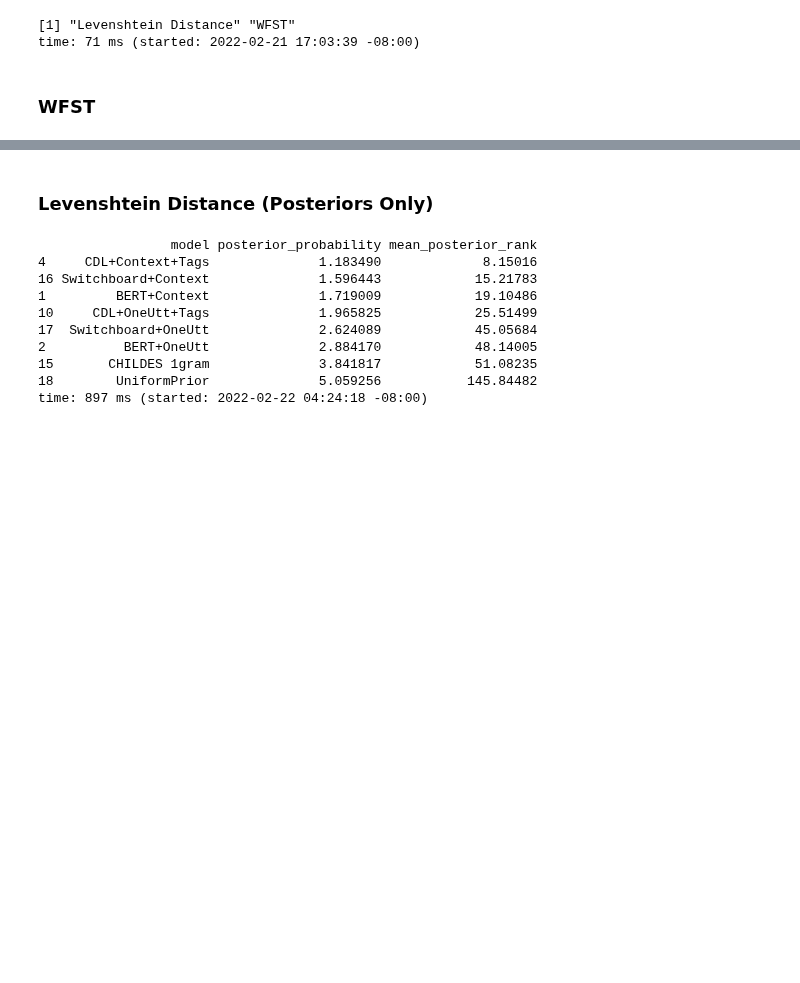
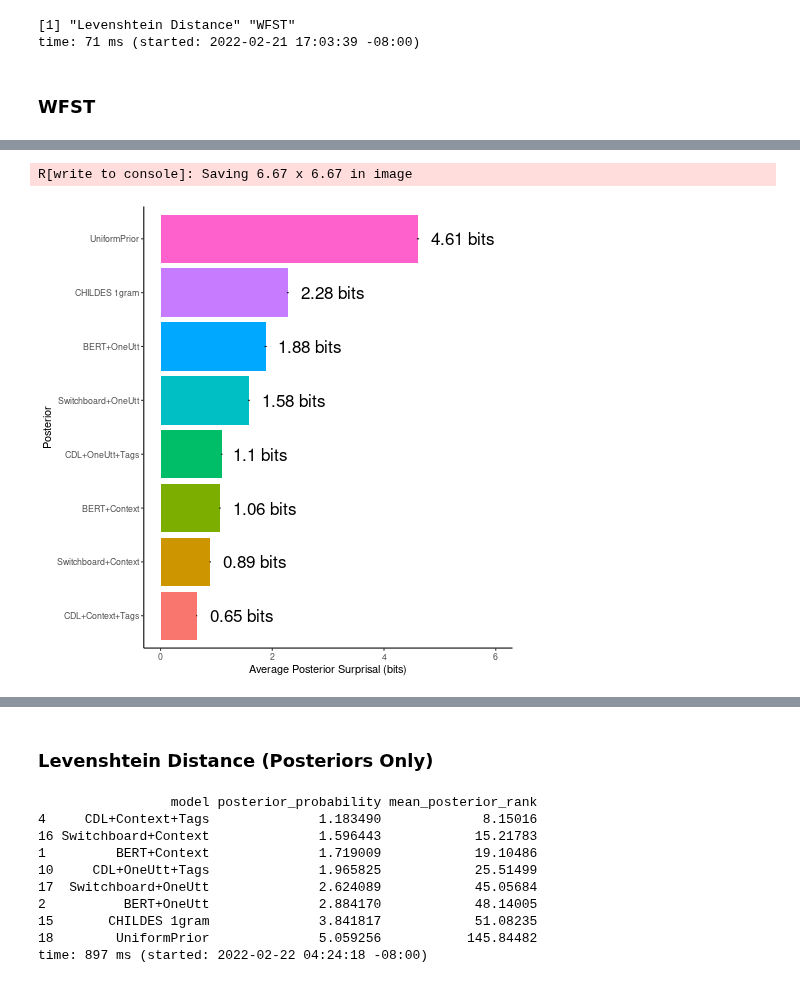
Before and after one commit to smeylan/child-directed-listening, a Jupyter notebook: src/tier_3/2 - Models Across Time Analyses.ipynb, the cells around one changed output, grey strips where cells are left out. Cells and saved outputs as stored; diff of their text form; code cells hidden in the pictures; blank space fills up the shorter version.

```diff
--- a/src/tier_3/2 - Models Across Time Analyses.ipynb
+++ b/src/tier_3/2 - Models Across Time Analyses.ipynb
@@ -916,0 +1153,15 @@ time: 3.5 ms (started: 2022-02-21 17:03:41 -08:00)
+# %%
+%%R
+for_table$posterior_probability_bits = paste(for_table$posterior_probability, 'bits')
+
+p1 = ggplot(subset(for_table, likelihood_type == 'WFST')) + geom_bar(aes(x=model, y=posterior_probability, fill=model), stat="identity"
+)  + ylab('Average Posterior Surprisal (bits)') + xlab('Posterior') + theme_classic() +
+theme(legend.position="none") + geom_errorbar(aes(x=model, ymin=posterior_low, ymax = posterior_high), width = 0
+)+  geom_text(aes(x=model, y=posterior_probability, label=posterior_probability_bits), hjust=-.2, size=6
+)  + coord_flip(ylim=c(0, 6))
+
+print(p1)
+ggsave('../../output/figures/posterior_bar_chart.pdf')
+# %% [output]
+R[write to console]: Saving 6.67 x 6.67 in image
+[figure, added]
```
Also changed, not shown: parts of 38 cells of this notebook, 1 other file.
